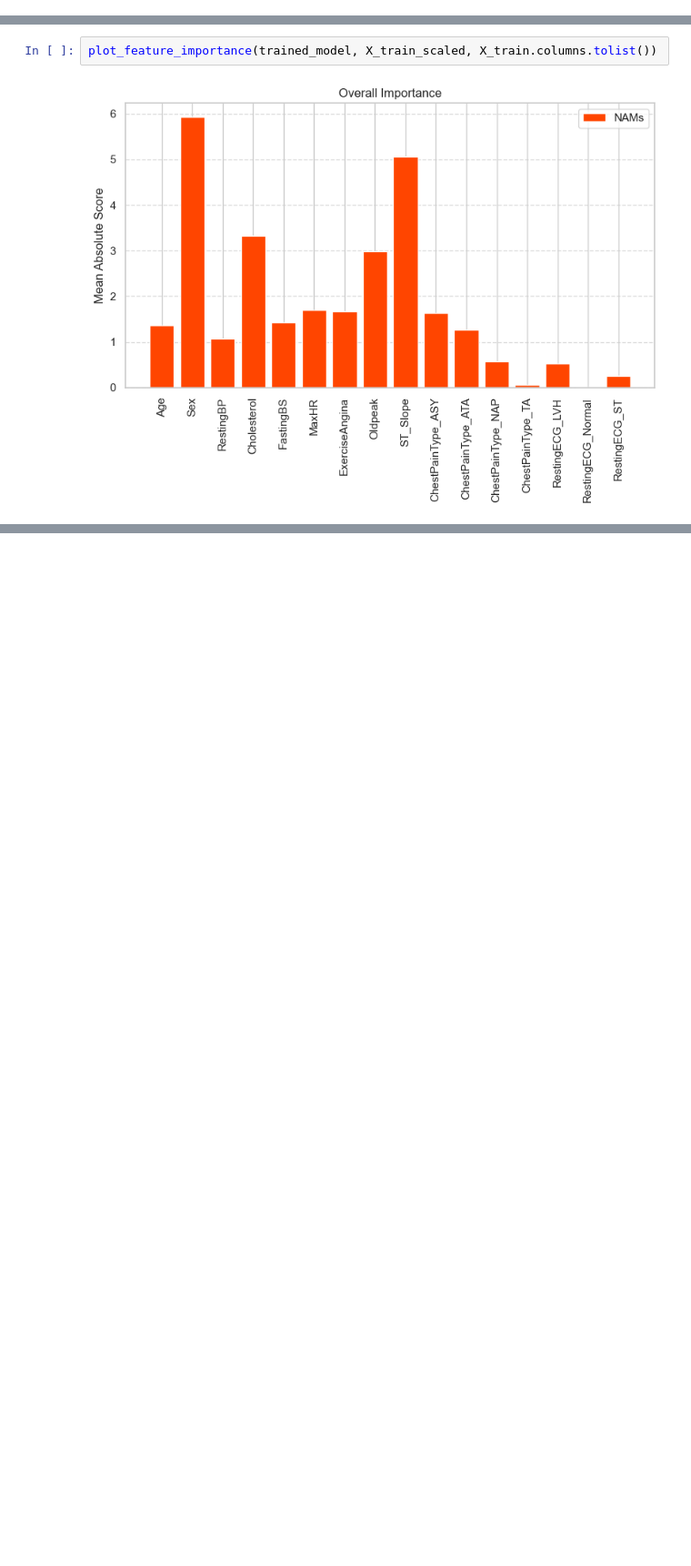
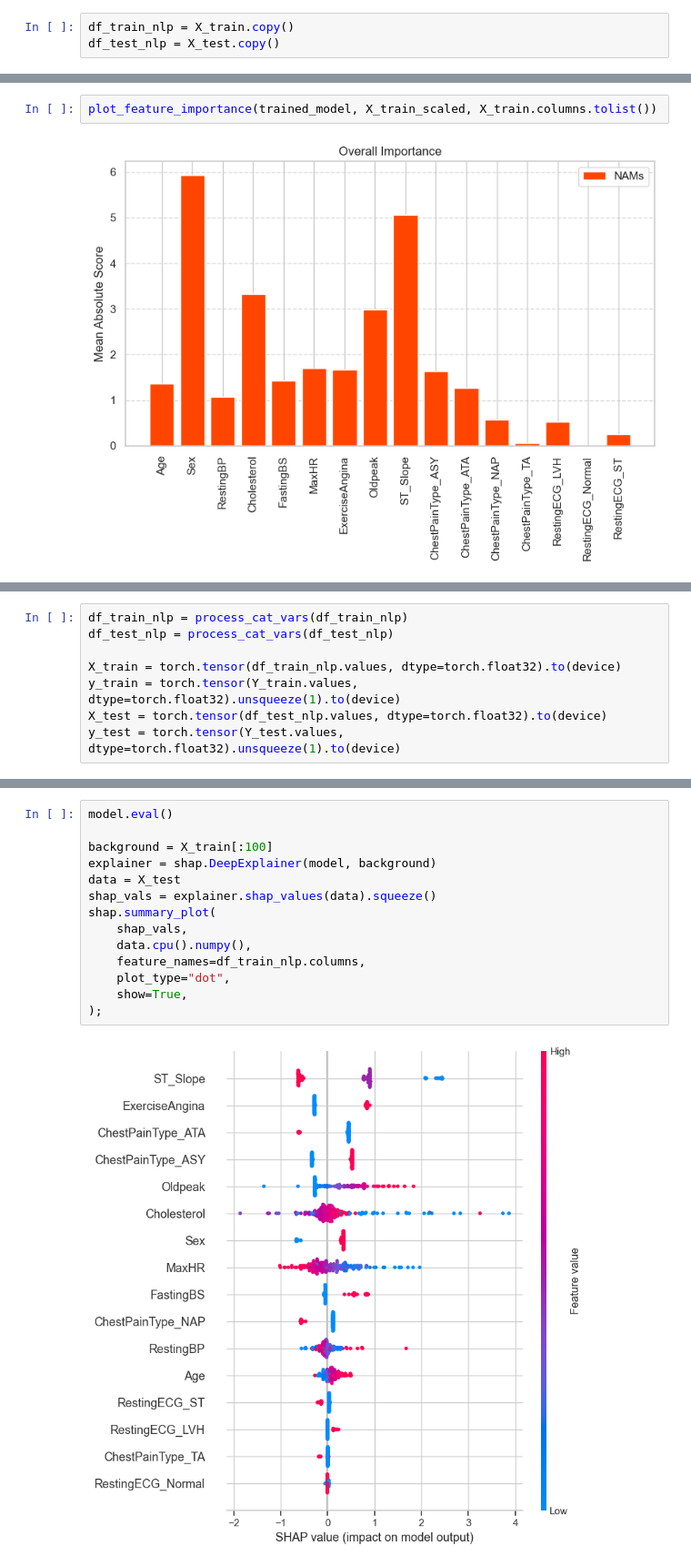
Before and after one commit to AKButani/ML4H_Project2, a Jupyter notebook: heart_failure/part1_combined.ipynb, the cells around one changed output, grey strips where cells are left out. Shown at 91% size. Cells and saved outputs as stored; diff of their text form; blank space fills up the shorter version.

```diff
--- a/heart_failure/part1_combined.ipynb
+++ b/heart_failure/part1_combined.ipynb
@@ -173,6 +181,9 @@ Name: count, dtype: int64
 # %%
 X_train, Y_train = remove_label(df_train)
 X_test, Y_test = remove_label(df_test)
+# %%
+df_train_nlp = X_train.copy()
+df_test_nlp = X_test.copy()
 # %%
 X_train = pre_process(X_train)
 X_test = pre_process(X_test)
@@ -488,0 +502,8 @@ plot_feature_importance(trained_model, X_train_scaled, X_train.columns.tolist())
+# %%
+df_train_nlp = process_cat_vars(df_train_nlp)
+df_test_nlp = process_cat_vars(df_test_nlp)
+
+X_train = torch.tensor(df_train_nlp.values, dtype=torch.float32).to(device)
+y_train = torch.tensor(Y_train.values, dtype=torch.float32).unsqueeze(1).to(device)
+X_test = torch.tensor(df_test_nlp.values, dtype=torch.float32).to(device)
+y_test = torch.tensor(Y_test.values, dtype=torch.float32).unsqueeze(1).to(device)
@@ -488,0 +633,16 @@ plot_feature_importance(trained_model, X_train_scaled, X_train.columns.tolist())
+# %%
+model.eval()
+
+background = X_train[:100]
+explainer = shap.DeepExplainer(model, background)
+data = X_test
+shap_vals = explainer.shap_values(data).squeeze()
+shap.summary_plot(
+    shap_vals,
+    data.cpu().numpy(),
+    feature_names=df_train_nlp.columns,
+    plot_type="dot",
+    show=True,
+);
+# %% [output]
+[figure, added]
```
Also changed, not shown: parts of 15 cells of this notebook.
